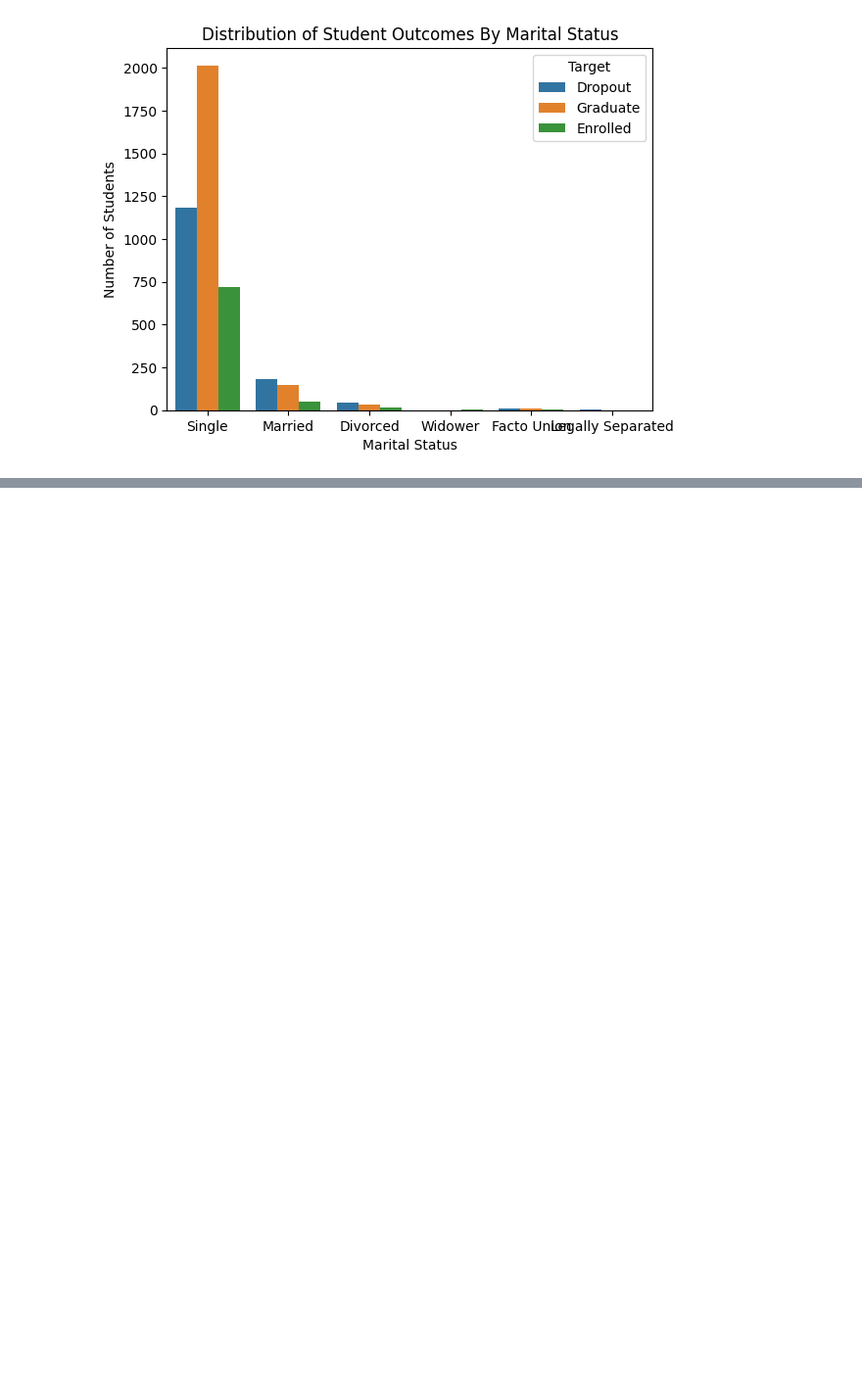
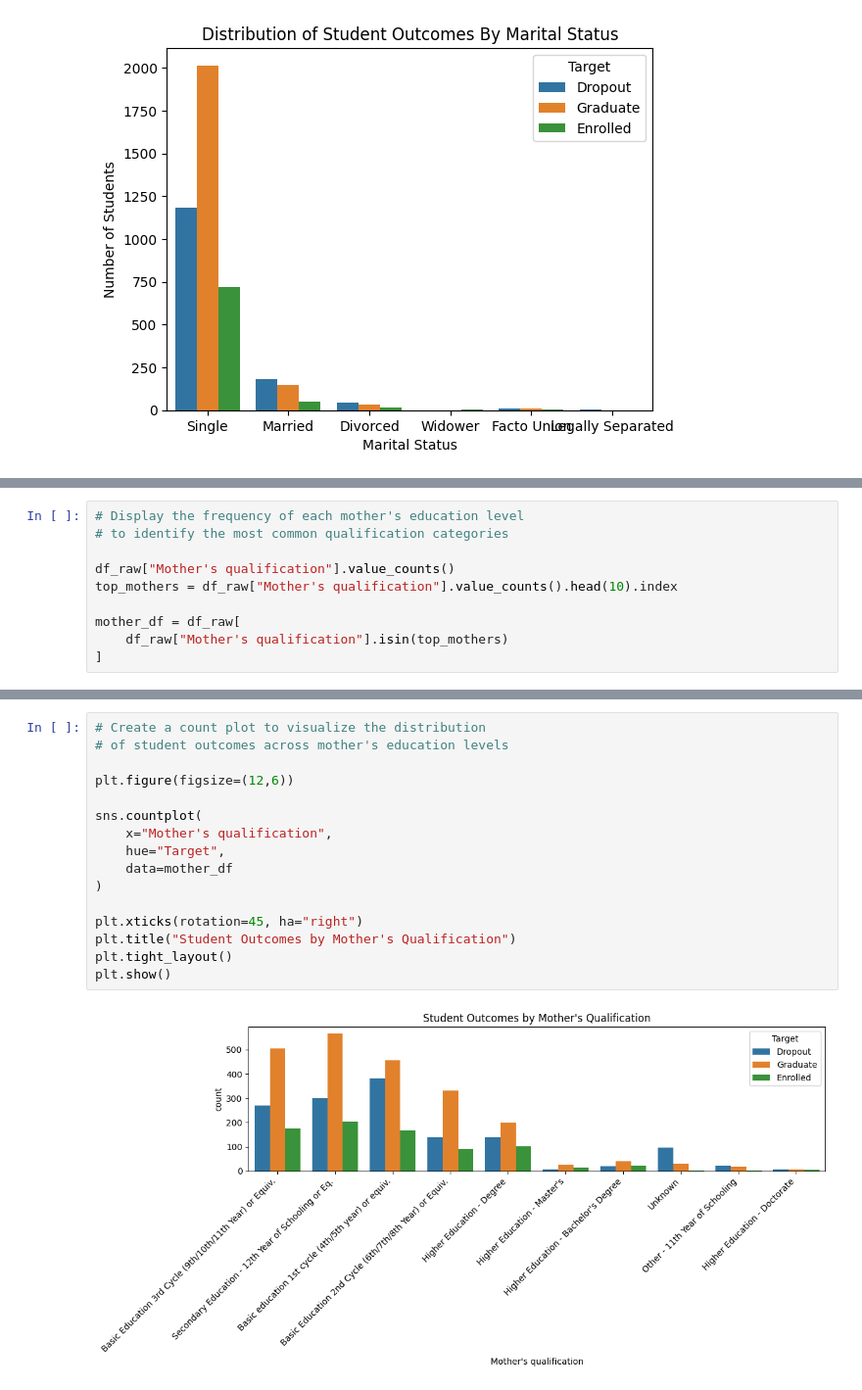
Before and after one commit to atile4/math-9-final-project, a Jupyter notebook: notebooks/notebook_02.ipynb, the cells around one changed output, grey strips where cells are left out. Shown at 98% size. Cells and saved outputs as stored; diff of their text form; blank space fills up the shorter version.

```diff
--- a/notebooks/notebook_02.ipynb
+++ b/notebooks/notebook_02.ipynb
@@ -153,0 +195,10 @@ plt.show()
+# %%
+# Display the frequency of each mother's education level
+# to identify the most common qualification categories
+
+df_raw["Mother's qualification"].value_counts()
+top_mothers = df_raw["Mother's qualification"].value_counts().head(10).index
+
+mother_df = df_raw[
+    df_raw["Mother's qualification"].isin(top_mothers)
+]
@@ -153,0 +229,18 @@ plt.show()
+# %%
+# Create a count plot to visualize the distribution
+# of student outcomes across mother's education levels
+
+plt.figure(figsize=(12,6))
+
+sns.countplot(
+    x="Mother's qualification",
+    hue="Target",
+    data=mother_df
+)
+
+plt.xticks(rotation=45, ha="right")
+plt.title("Student Outcomes by Mother's Qualification")
+plt.tight_layout()
+plt.show()
+# %% [output]
+[figure, added]
```
Also changed, not shown: parts of 14 cells of this notebook.
